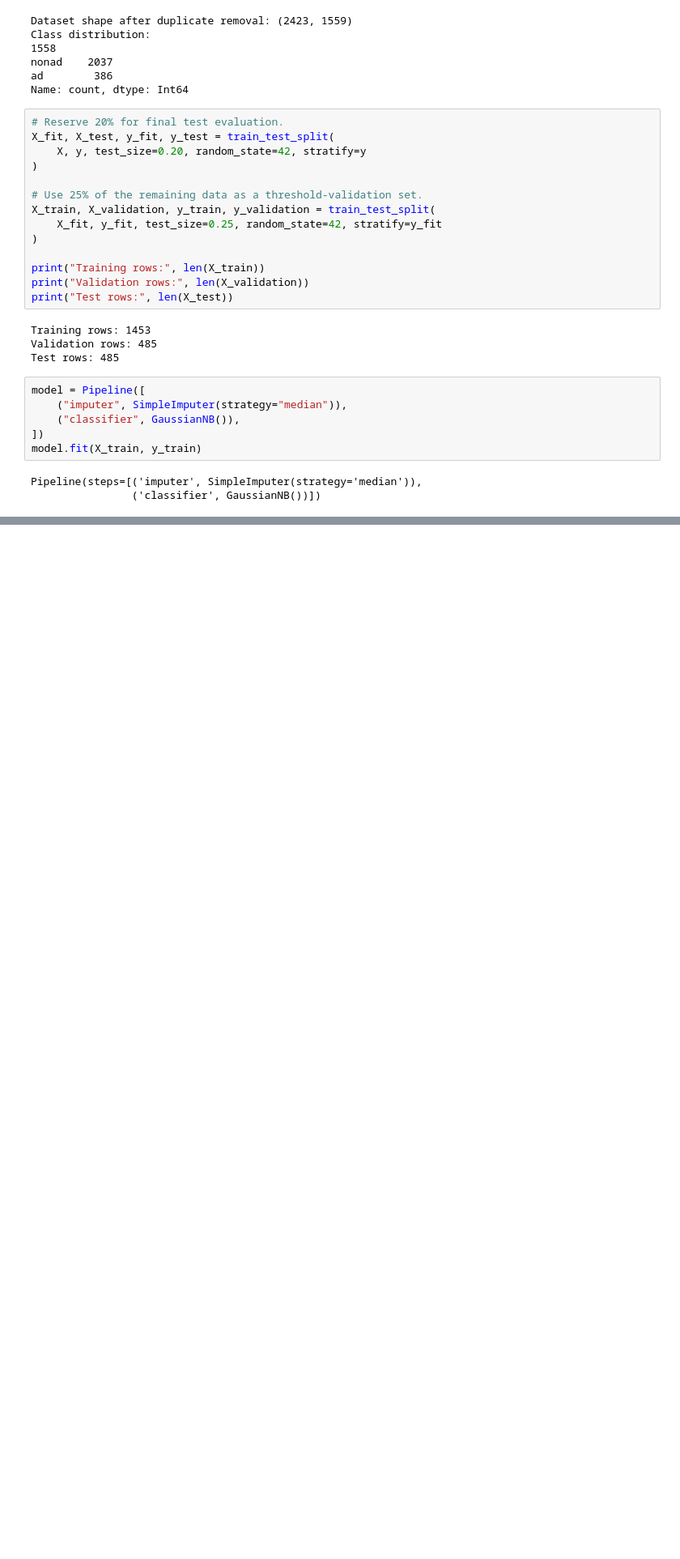
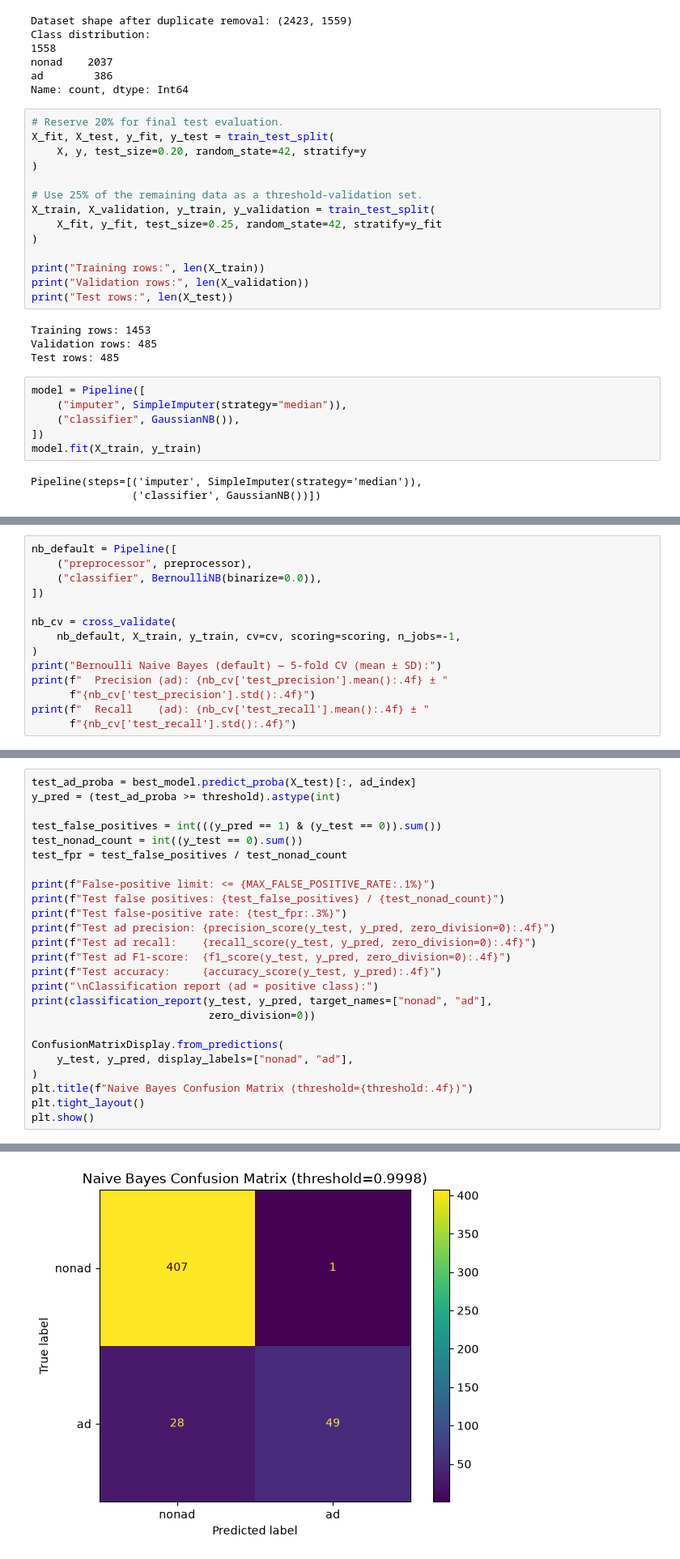
Before and after one commit to prakhar7788/webadvertismentblocker-, a Jupyter notebook: ml/naivevayesclassifier.ipynb, the cells around one changed output, grey strips where cells are left out. Shown at 81% size. Cells and saved outputs as stored; diff of their text form; blank space fills up the shorter version.

```diff
--- a/ml/naivevayesclassifier.ipynb
+++ b/ml/naivevayesclassifier.ipynb
@@ -123,0 +271,14 @@ weighted avg       0.88      0.80      0.82       485
+# %%
+nb_default = Pipeline([
+    ("preprocessor", preprocessor),
+    ("classifier", BernoulliNB(binarize=0.0)),
+])
+
+nb_cv = cross_validate(
+    nb_default, X_train, y_train, cv=cv, scoring=scoring, n_jobs=-1,
+)
+print("Bernoulli Naive Bayes (default) — 5-fold CV (mean ± SD):")
+print(f"  Precision (ad): {nb_cv['test_precision'].mean():.4f} ± "
+      f"{nb_cv['test_precision'].std():.4f}")
+print(f"  Recall    (ad): {nb_cv['test_recall'].mean():.4f} ± "
+      f"{nb_cv['test_recall'].std():.4f}")
@@ -123,0 +394,26 @@ weighted avg       0.88      0.80      0.82       485
+# %%
+test_ad_proba = best_model.predict_proba(X_test)[:, ad_index]
+y_pred = (test_ad_proba >= threshold).astype(int)
+
+test_false_positives = int(((y_pred == 1) & (y_test == 0)).sum())
+test_nonad_count = int((y_test == 0).sum())
+test_fpr = test_false_positives / test_nonad_count
+
+print(f"False-positive limit: <= {MAX_FALSE_POSITIVE_RATE:.1%}")
+print(f"Test false positives: {test_false_positives} / {test_nonad_count}")
+print(f"Test false-positive rate: {test_fpr:.3%}")
+print(f"Test ad precision: {precision_score(y_test, y_pred, zero_division=0):.4f}")
+print(f"Test ad recall:    {recall_score(y_test, y_pred, zero_division=0):.4f}")
+print(f"Test ad F1-score:  {f1_score(y_test, y_pred, zero_division=0):.4f}")
+print(f"Test accuracy:     {accuracy_score(y_test, y_pred):.4f}")
+print("\nClassification report (ad = positive class):")
+print(classification_report(y_test, y_pred, target_names=["nonad", "ad"],
+                            zero_division=0))
+
+ConfusionMatrixDisplay.from_predictions(
+    y_test, y_pred, display_labels=["nonad", "ad"],
+)
+plt.title(f"Naive Bayes Confusion Matrix (threshold={threshold:.4f})")
+plt.tight_layout()
+plt.show()
+# %% [output]
@@ -123,0 +437 @@ weighted avg       0.88      0.80      0.82       485
+[figure, added]
```
Also changed, not shown: parts of 21 cells of this notebook, 6 other files.
